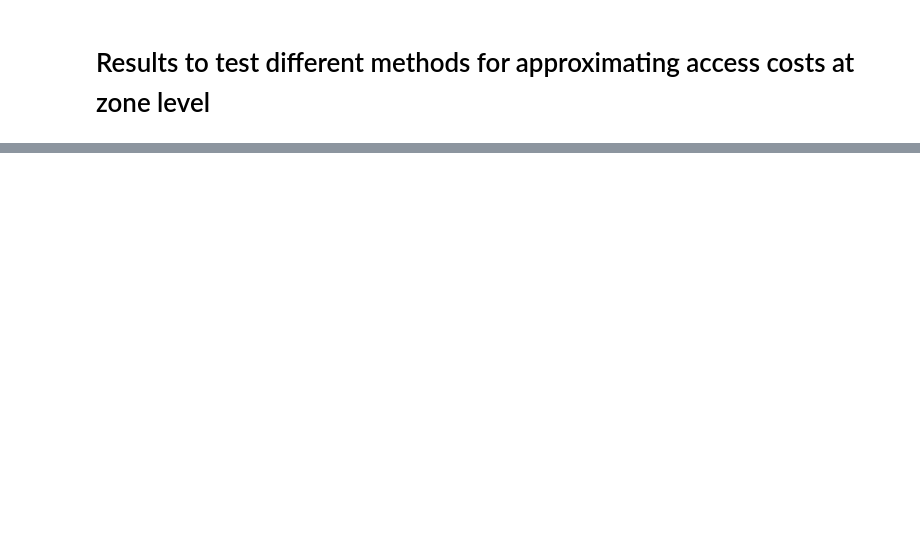
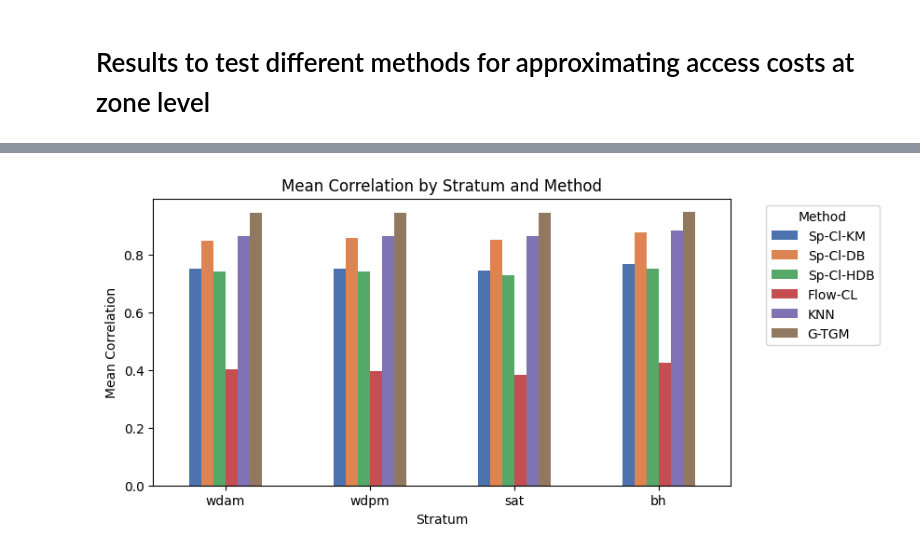
Before and after one commit to cmconlan/efficient_and_dynamic_accessibility_analysis, a Jupyter notebook: 10-analyse-results-chapter-3-part1.ipynb, the cells around one changed output, grey strips where cells are left out. Drawn from its saved outputs; the diff is of its cells as text; code cells hidden in the pictures; blank space fills up the shorter version.

Commit message:
first pass on results

```diff
--- a/10-analyse-results-chapter-3-part1.ipynb
+++ b/10-analyse-results-chapter-3-part1.ipynb
@@ -21,7 +31,4 @@ file = open('results/processing_times.pkl', 'rb')
 processing_times = pickle.load(file)
 # close the file
 file.close()
-# %%
-res_list = []
-it = 0
 # %%
@@ -66,0 +62,28 @@ results.to_csv('results_check.csv')
+# %%
+methods_to_analyse = ['dbscan_0.01_3','flowhdbscan_7_5_5','hdbscan_3_3','kmean_9','knn_25','g-tgm']
+
+methods_labels = {
+    'dbscan_0.01_3':'Sp-Cl-DB',
+    'flowhdbscan_7_5_5':'Flow-CL',
+    'hdbscan_3_3':'Sp-Cl-HDB',
+    'kmean_9':'Sp-Cl-KM',
+    'knn_25':'KNN',
+    'g-tgm':'G-TGM'
+}
+
+methodorder = ['Sp-Cl-KM','Sp-Cl-DB','Sp-Cl-HDB','Flow-CL','KNN','G-TGM']
+methodcolors = sns.color_palette(palette='deep', n_colors=len(methodorder))
+
+method_colour_dict = {}
+c_ind = 0
+for c in methodorder:
+    method_colour_dict[c] = methodcolors[c_ind]
+    c_ind += 1
+
+stratumorder = ['wdam','wdpm','sat','bh']
+# %%
+results_filt = results[results['method'].isin(methods_to_analyse)]
+results_filt['method-label'] = results_filt['method'].map(methods_labels)
+results_filt['corr'] = abs(results_filt['corr'])
+results_filt['colour'] = results_filt['method-label'].map(method_colour_dict)
+results_filt['cost hours'] = round(results_filt['cost'] / 3600, 2)
@@ -66,0 +111,16 @@ results.to_csv('results_check.csv')
+# %%
+grouped = results_filt.groupby(['stratum','method-label'])['corr'].mean().unstack()
+grouped = grouped.reindex(methodorder, axis=1)
+grouped = grouped.reindex(stratumorder, axis=0)
+# %%
+fig, ax = plt.subplots(1,figsize=(8,4))
+
+grouped.plot(kind='bar', color=methodcolors, ax=ax)
+ax.set_xlabel('Stratum')
+ax.set_ylabel('Mean Correlation')
+ax.set_title('Mean Correlation by Stratum and Method')
+ax.legend(title='Method', bbox_to_anchor=(1.05, 1), loc='upper left')
+ax.tick_params(axis='x', labelrotation= 0)
+plt.show()
+# %% [output]
+[figure, added]
```
Also changed, not shown: parts of 10 cells of this notebook, 1 other file.
